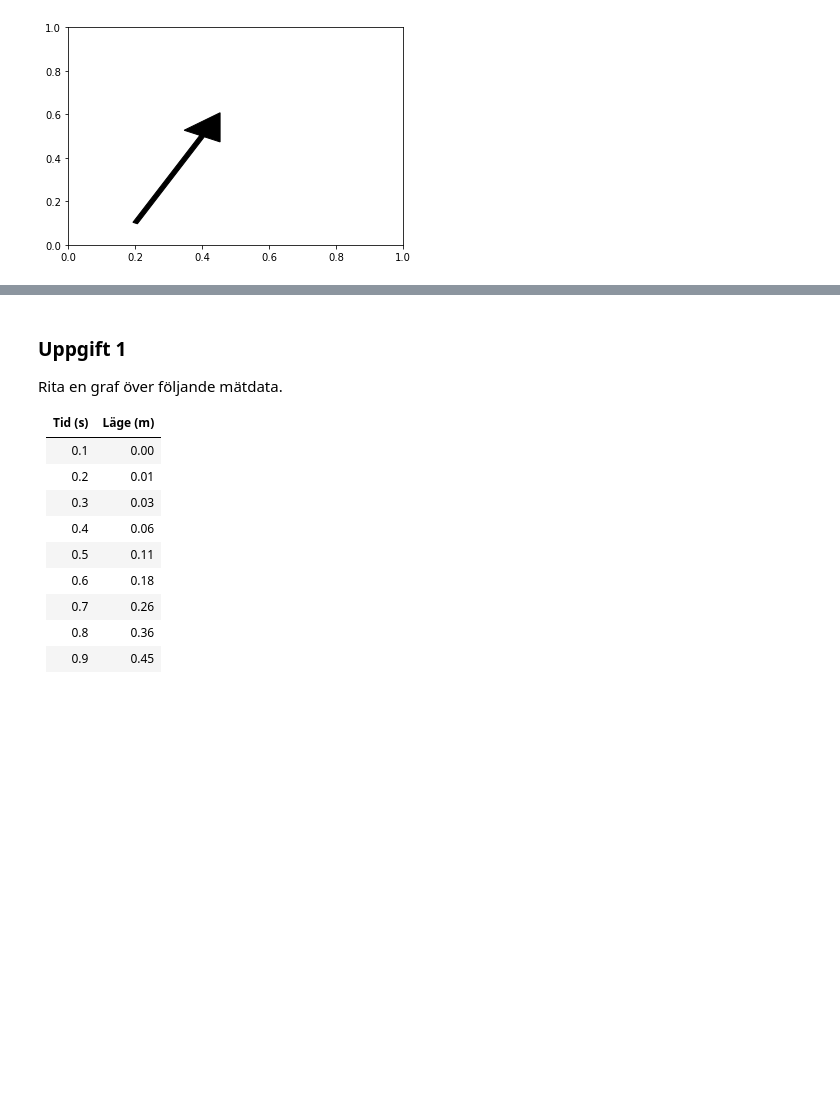
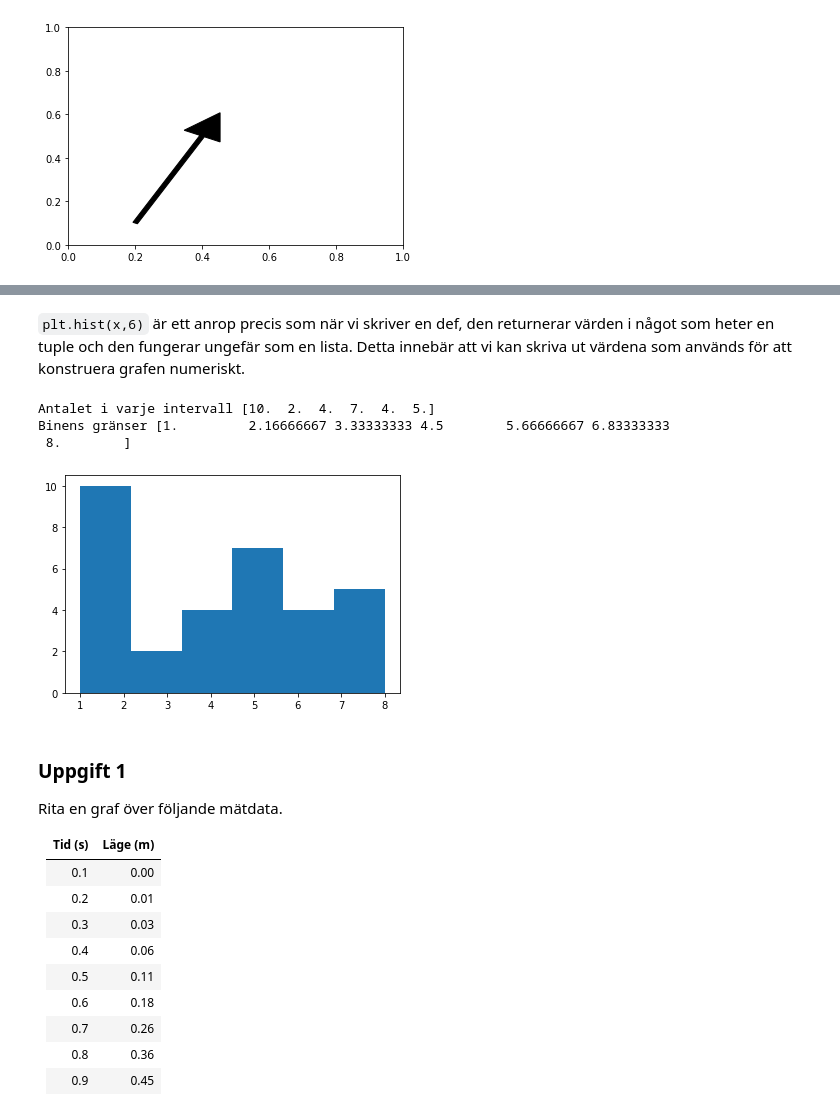
Before and after one commit to cognitrap/progr, a Jupyter notebook: plot2.ipynb, the cells around one changed output, grey strips where cells are left out. Saved outputs shown, nothing was run; the diff lists cells and outputs as text; code cells hidden in the pictures; blank space fills up the shorter version.

```diff
--- a/plot2.ipynb
+++ b/plot2.ipynb
@@ -407,3 +457,30 @@ plt.show()
+# %% [markdown]
+`plt.hist(x,6)` är ett anrop precis som när vi skriver en def, den returnerar värden i något som heter en tuple och den fungerar ungefär som en lista. Detta innebär att vi kan skriva ut värdena som används för att konstruera grafen numeriskt.
+# %%
+import matplotlib.pyplot as plt
+
+#data
+x = [1,1,1,1,1,2,2,2,2,2,3,3,
+4,4,4,4,5,5,5,5,5,5,5,6,6,6,6,7,7,7,8,8]
+
+
+#kommandot för att plotta histogram, nu med
+# return-värdena så vi kan skriva ut dem
+n,bins,patches=plt.hist(x, 6)
+
+print("Antalet i varje intervall", n)
+print("Binens gränser", bins)
+#patches bryr vi oss inte om
+
+
+#de vanliga
+plt.savefig("plot.png")
+plt.show()
+# %% [output]
+Antalet i varje intervall [10.  2.  4.  7.  4.  5.]
+Binens gränser [1.         2.16666667 3.33333333 4.5        5.66666667 6.83333333
+ 8.        ]
+[figure, added]
 # %% [markdown]
 ### Uppgift 1
 
```
Also changed, not shown: parts of 9 cells of this notebook, 11 other files.
